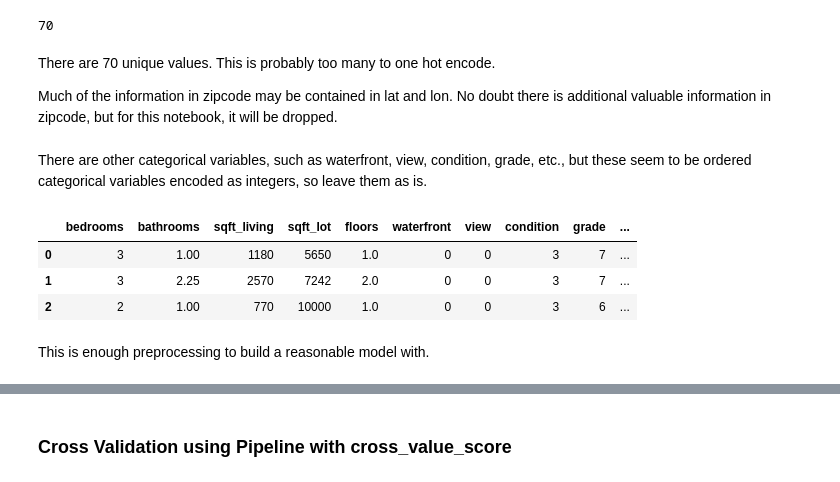
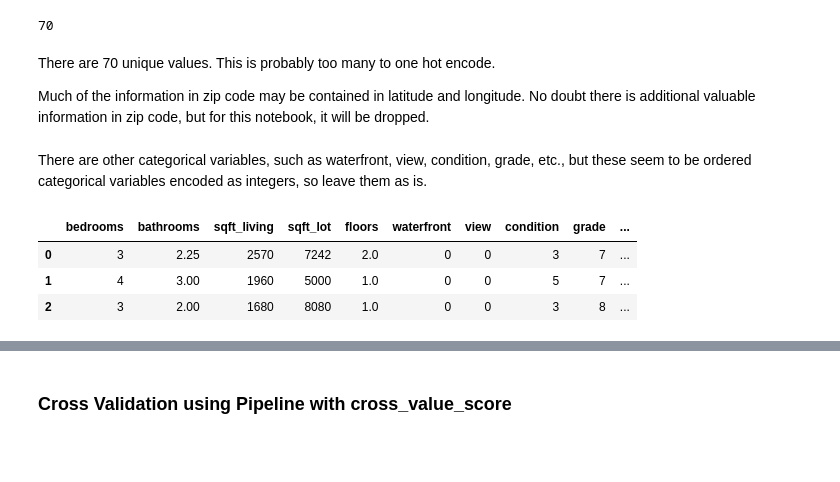
Before and after one commit to sdiehl28/Scikit-Learn-Workflow, a Jupyter notebook: projects/king_county_house/CV_Pipeline.ipynb, the cells around one changed output, grey strips where cells are left out. Cells and saved outputs as stored; diff of their text form; code cells hidden in the pictures; blank space fills up the shorter version.

```diff
--- a/projects/king_county_house/CV_Pipeline.ipynb
+++ b/projects/king_county_house/CV_Pipeline.ipynb
@@ -153,0 +157,9 @@ all_data = all_data.drop(['id', 'date'], axis=1)
+# %%
+# drop records with duplicate ids
+data = data.drop_duplicates(subset='id', keep='last')
+
+# drop the original price
+data = data.drop('price_orig', axis=1)
+
+# look at 2 house ids to verify above code
+data[data['id'].isin([6021501535, 2231500030])]
@@ -153,0 +173,3 @@ all_data = all_data.drop(['id', 'date'], axis=1)
+# %%
+# drop id and price_orig
+data = data.drop(['id', 'date'], axis=1)
@@ -164,9 +206,9 @@ all_data[['yr_built','yr_renovated']].head(3)
 Replace yr_built with yr_renovated if yr_renovated is not 0.
 # %%
 # repace yr_built with yr_renovated if yr_renovated != 0
-mask = all_data['yr_renovated'] != 0
-all_data.loc[mask, 'yr_built'] = all_data.loc[mask, 'yr_renovated']
-all_data = all_data.drop('yr_renovated',axis=1)
+mask = data['yr_renovated'] != 0
+data.loc[mask, 'yr_built'] = data.loc[mask, 'yr_renovated']
+data = data.drop('yr_renovated',axis=1)
 # %% [markdown]
 Examine zipcode
 # %%
@@ -176,17 +218,15 @@ all_data['zipcode'].nunique()
 # %% [markdown]
 There are 70 unique values. This is probably too many to one hot encode.
 
-Much of the information in zipcode may be contained in lat and lon.  No doubt there is additional valuable information in zipcode, but for this notebook, it will be dropped.
+Much of the information in zip code may be contained in latitude and longitude.  No doubt there is additional valuable information in zip code, but for this notebook, it will be dropped.
 # %%
-all_data = all_data.drop(['zipcode'], axis=1)
+data = data.drop(['zipcode'], axis=1)
 # %% [markdown]
 There are other categorical variables, such as waterfront, view, condition, grade, etc., but these seem to be ordered categorical variables encoded as integers, so leave them as is.
 # %%
-all_data.head(3)
+data.head(3)
 # %% [output]
 |  | bedrooms | bathrooms | sqft_living | sqft_lot | floors | waterfront | view | condition | grade | ... |
-| 0 | 3 | 1.00 | 1180 | 5650 | 1.0 | 0 | 0 | 3 | 7 | ... |
-| 1 | 3 | 2.25 | 2570 | 7242 | 2.0 | 0 | 0 | 3 | 7 | ... |
-| 2 | 2 | 1.00 | 770 | 10000 | 1.0 | 0 | 0 | 3 | 6 | ... |
+| 0 | 3 | 2.25 | 2570 | 7242 | 2.0 | 0 | 0 | 3 | 7 | ... |
+| 1 | 4 | 3.00 | 1960 | 5000 | 1.0 | 0 | 0 | 5 | 7 | ... |
+| 2 | 3 | 2.00 | 1680 | 8080 | 1.0 | 0 | 0 | 3 | 8 | ... |
-# %% [markdown]
-This is enough preprocessing to build a reasonable model with.
```
Also changed, not shown: parts of 66 cells of this notebook.
